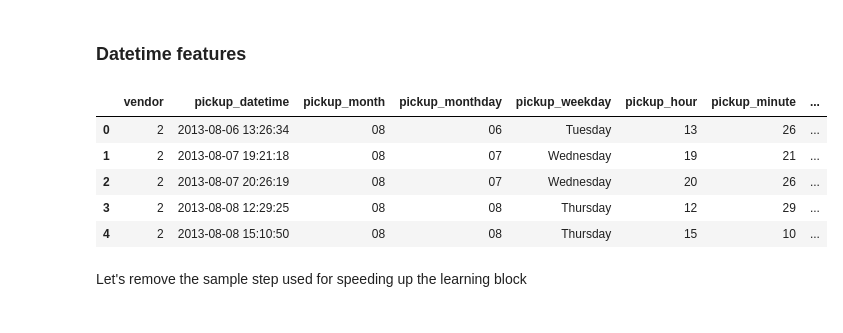
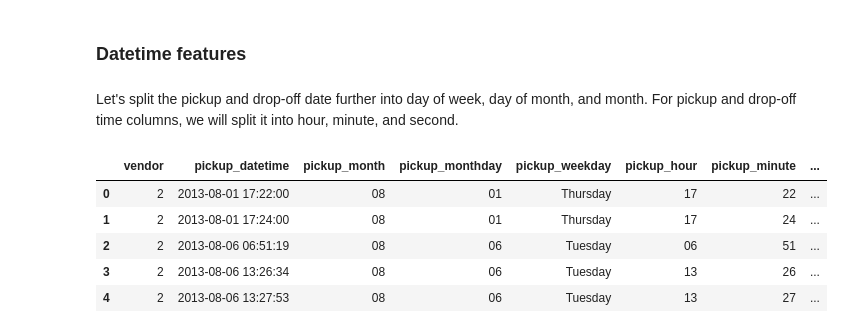
Before and after one commit to codybushnell/AMLDataPrepDocs, a Jupyter notebook: Scenarios/NYTaxiCab/01.new_york_taxi.ipynb, the cells around one changed output. Saved outputs shown, nothing was run; the diff lists cells and outputs as text; code cells hidden in the pictures.

```diff
--- a/Scenarios/NYTaxiCab/01.new_york_taxi.ipynb
+++ b/Scenarios/NYTaxiCab/01.new_york_taxi.ipynb
@@ -178,5 +203,5 @@ Let's now split the pick up and drop off datetimes into separate components.
 # %%
-tmp_df = (sample_df
+tmp_df = (combined_df
     .split_column_by_example(source_column="pickup_datetime")
     .split_column_by_example(source_column="dropoff_datetime"))
 tmp_df.head(5)
@@ -190,2 +215,2 @@ tmp_df.head(5)
 # %%
-sample_df = tmp_df
+combined_df = tmp_df
@@ -192,5 +219,5 @@ sample_df = tmp_df
 # %%
-tmp_df = (sample_df
+tmp_df = (combined_df
     .rename_columns(column_pairs={
         "pickup_datetime_1": "pickup_date",
         "pickup_datetime_2": "pickup_time",
@@ -208,11 +235,13 @@ tmp_df.head(5)
 # %%
-sample_df = tmp_df
+combined_df = tmp_df
 # %% [markdown]
 ## Feature Engineering
 # %% [markdown]
 ### Datetime features
+# %% [markdown]
+Let's split the pickup and drop-off date further into day of week, day of month, and month. For pickup and drop-off time columns, we will split it into hour, minute, and second.
 # %%
-tmp_df = (sample_df
+tmp_df = (combined_df
     .derive_column_by_example(
         source_columns="pickup_date",
         new_column_name="pickup_weekday",
@@ -221,36 +250,36 @@ tmp_df = (sample_df
     .derive_column_by_example(
         source_columns="dropoff_date",
         new_column_name="dropoff_weekday",
         example_data=[("2013-08-22", "Thursday"), ("2013-11-03", "Sunday")]
     )
     .split_column_by_example(source_column="pickup_date")
     .split_column_by_example(source_column="pickup_time")
     .split_column_by_example(source_column="dropoff_date")
     .split_column_by_example(source_column="dropoff_time")
     .split_column_by_example(source_column="pickup_time_1")
     .split_column_by_example(source_column="dropoff_time_1")
     .drop_columns(columns=[
         "pickup_date", "pickup_time", "dropoff_date", "dropoff_time",
         "pickup_date_1", "dropoff_date_1", "pickup_time_1", "dropoff_time_1"
     ])
     .rename_columns(column_pairs={
         "pickup_date_2": "pickup_month",
         "pickup_date_3": "pickup_monthday",
         "pickup_time_1_1": "pickup_hour",
         "pickup_time_1_2": "pickup_minute",
         "pickup_time_2": "pickup_second",
         "dropoff_date_2": "dropoff_month",
         "dropoff_date_3": "dropoff_monthday",
         "dropoff_time_1_1": "dropoff_hour",
         "dropoff_time_1_2": "dropoff_minute",
         "dropoff_time_2": "dropoff_second"
     }))
 tmp_df.head(5)
 # %% [output]
 |  | vendor | pickup_datetime | pickup_month | pickup_monthday | pickup_weekday | pickup_hour | pickup_minute | ... |
-| 0 | 2 | 2013-08-06 13:26:34 | 08 | 06 | Tuesday | 13 | 26 | ... |
-| 1 | 2 | 2013-08-07 19:21:18 | 08 | 07 | Wednesday | 19 | 21 | ... |
-| 2 | 2 | 2013-08-07 20:26:19 | 08 | 07 | Wednesday | 20 | 26 | ... |
-| 3 | 2 | 2013-08-08 12:29:25 | 08 | 08 | Thursday | 12 | 29 | ... |
-| 4 | 2 | 2013-08-08 15:10:50 | 08 | 08 | Thursday | 15 | 10 | ... |
+| 0 | 2 | 2013-08-01 17:22:00 | 08 | 01 | Thursday | 17 | 22 | ... |
+| 1 | 2 | 2013-08-01 17:24:00 | 08 | 01 | Thursday | 17 | 24 | ... |
+| 2 | 2 | 2013-08-06 06:51:19 | 08 | 06 | Tuesday | 06 | 51 | ... |
+| 3 | 2 | 2013-08-06 13:26:34 | 08 | 06 | Tuesday | 13 | 26 | ... |
+| 4 | 2 | 2013-08-06 13:27:53 | 08 | 06 | Tuesday | 13 | 27 | ... |
 # %%
@@ -258,2 +286,0 @@ sample_df = tmp_df
-# %% [markdown]
-Let's remove the sample step used for speeding up the learning block
```
Also changed, not shown: parts of 30 cells of this notebook, 1 other file.
